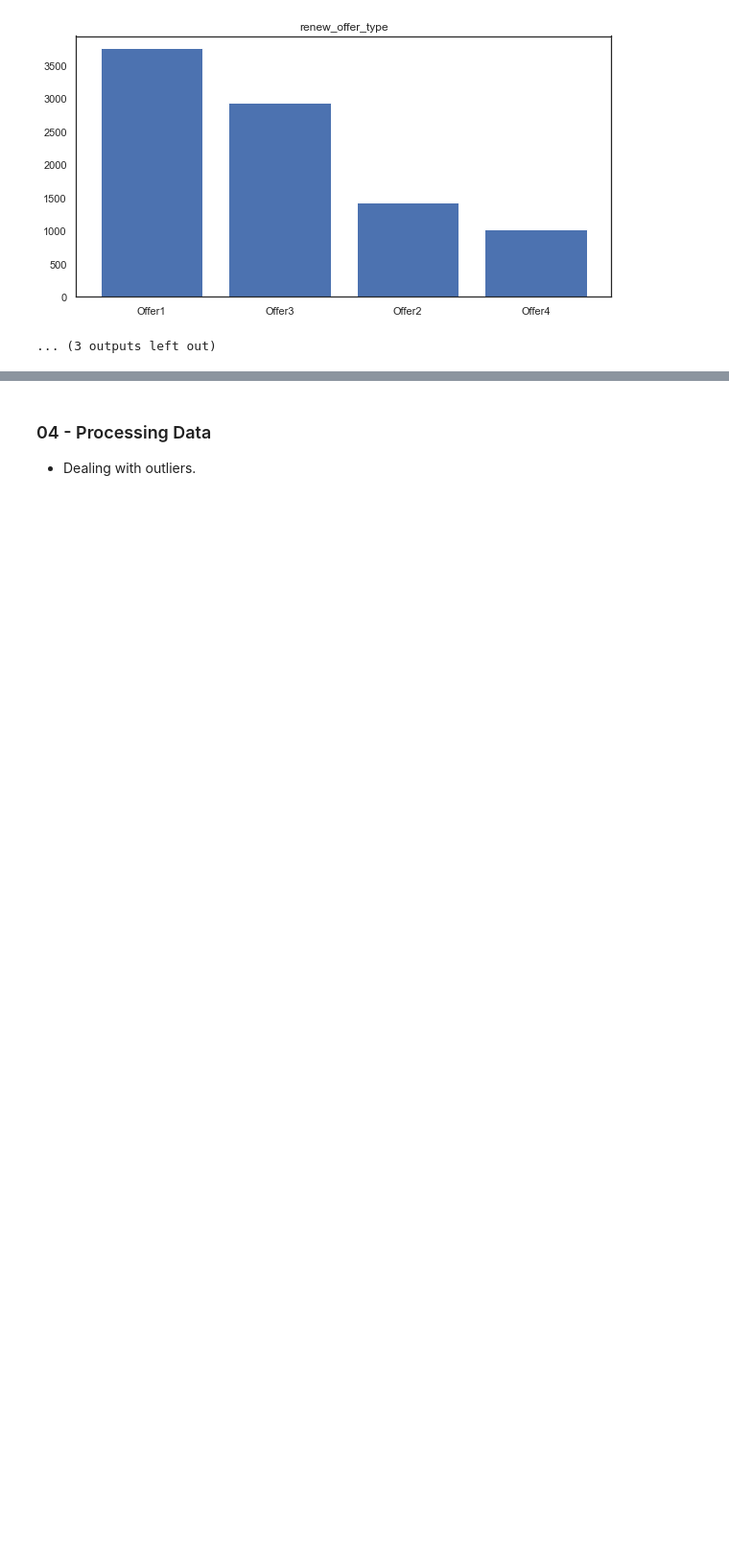
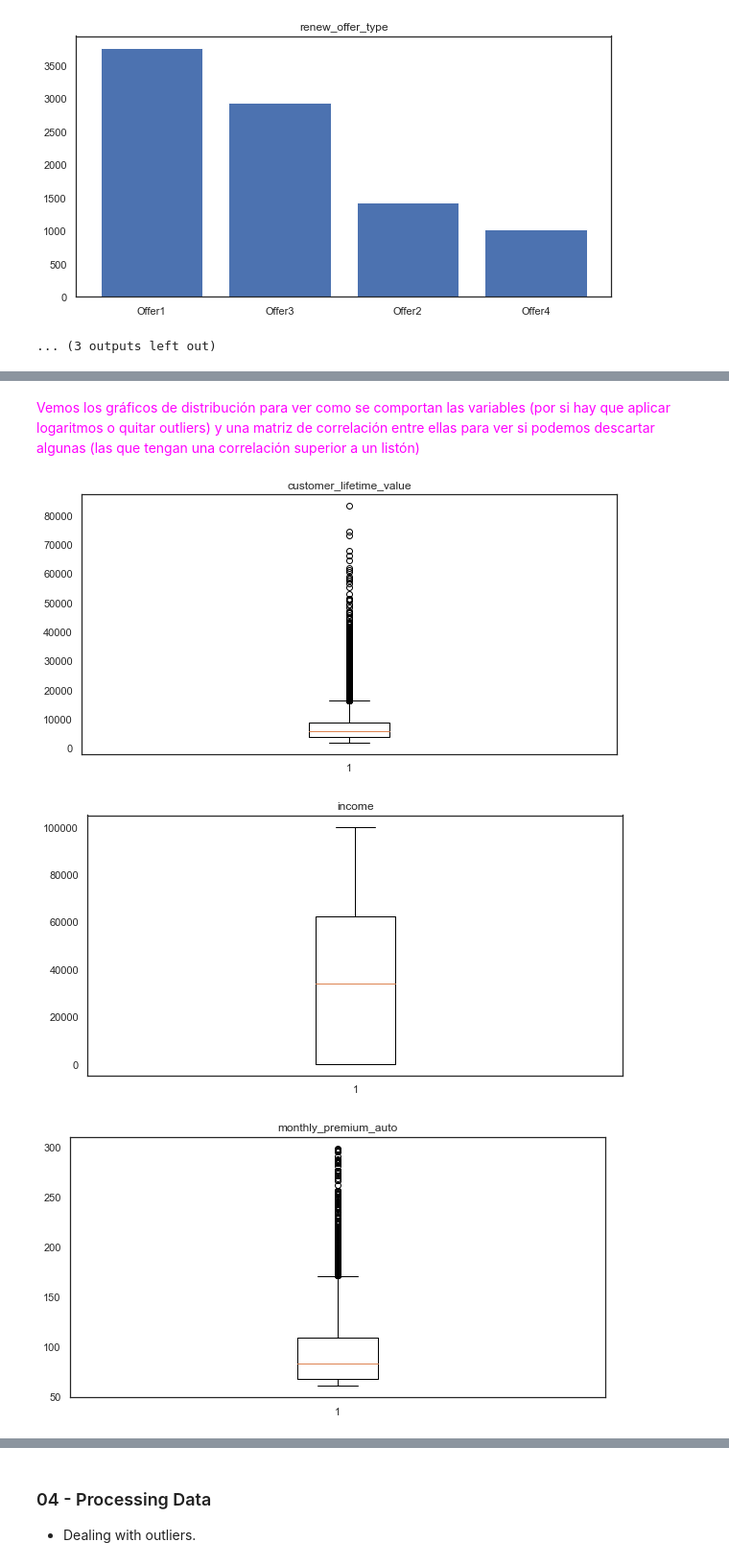
Before and after one commit to eugeniohernandez/lessons, a Jupyter notebook: unit_1/1.09_improving_the_model/Final Lab.ipynb, the cells around one changed output, grey strips where cells are left out. Shown at 96% size. Drawn from its saved outputs; the diff is of its cells as text; code cells hidden in the pictures; blank space fills up the shorter version.

```diff
--- a/unit_1/1.09_improving_the_model/Final Lab.ipynb
+++ b/unit_1/1.09_improving_the_model/Final Lab.ipynb
@@ -149,0 +170,13 @@ for c in cat_cols:
+# %% [markdown]
+<font color='magenta'>
+Vemos los gráficos de distribución para ver como se comportan las variables (por si hay que aplicar logaritmos o quitar outliers) y una matriz de correlación entre ellas para ver si podemos descartar algunas (las que tengan una correlación superior a un listón)
+# %%
+for c in num_cols:
+    plt.figure(figsize=(10,5))
+    plt.boxplot(data[c])
+    plt.title(c)
+    plt.show();
+# %% [output]
+[figure, added]
+[figure, added]
+[figure, added]
```
Also changed, not shown: parts of 7 cells of this notebook, 2 other files.
